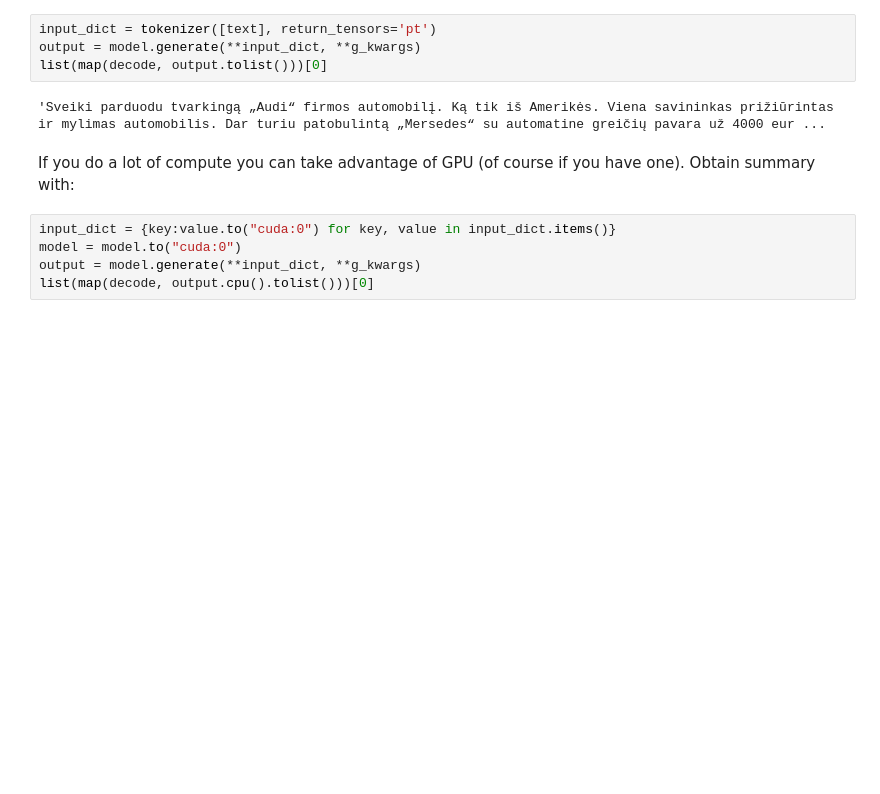
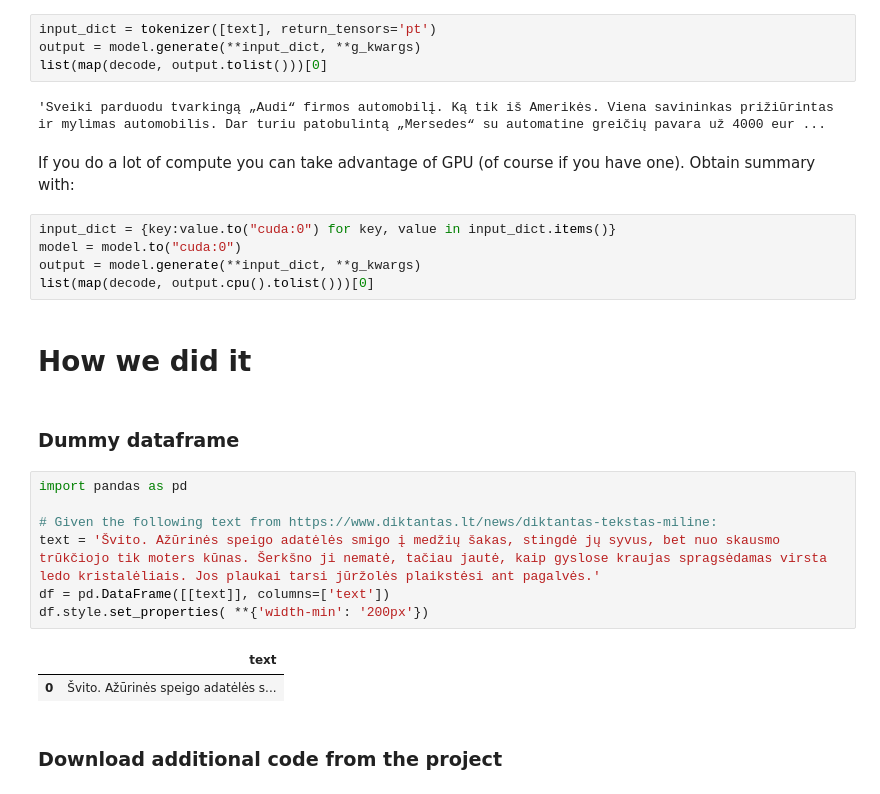
Before and after one commit to LukasStankevicius/Towards-Lithuanian-Grammatical-Error-Correction, a Jupyter notebook: Supplementary_code.ipynb, the cells around one changed output. Cells and saved outputs as stored; diff of their text form; blank space fills up the shorter version.

```diff
--- a/Supplementary_code.ipynb
+++ b/Supplementary_code.ipynb
@@ -86,3 +85,19 @@ input_dict = {key:value.to("cuda:0") for key, value in input_dict.items()}
 model = model.to("cuda:0")
 output = model.generate(**input_dict, **g_kwargs)
 list(map(decode, output.cpu().tolist()))[0]
+# %% [markdown]
+# How we did it
+# %% [markdown]
+### Dummy dataframe
+# %%
+import pandas as pd
+
+# Given the following text from https://www.diktantas.lt/news/diktantas-tekstas-miline:
+text = 'Švito. Ažūrinės speigo adatėlės smigo į medžių šakas, stingdė jų syvus, bet nuo skausmo trūkčiojo tik moters kūnas. Šerkšno ji nematė, tačiau jautė, kaip gyslose kraujas spragsėdamas virsta ledo kristalėliais. Jos plaukai tarsi jūržolės plaikstėsi ant pagalvės.'
+df = pd.DataFrame([[text]], columns=['text'])
+df.style.set_properties( **{'width-min': '200px'})
+# %% [output]
+|  | text |
+| 0 | Švito. Ažūrinės speigo adatėlės s... |
+# %% [markdown]
+### Download additional code from the project
```
Also changed, not shown: parts of 28 cells of this notebook.
